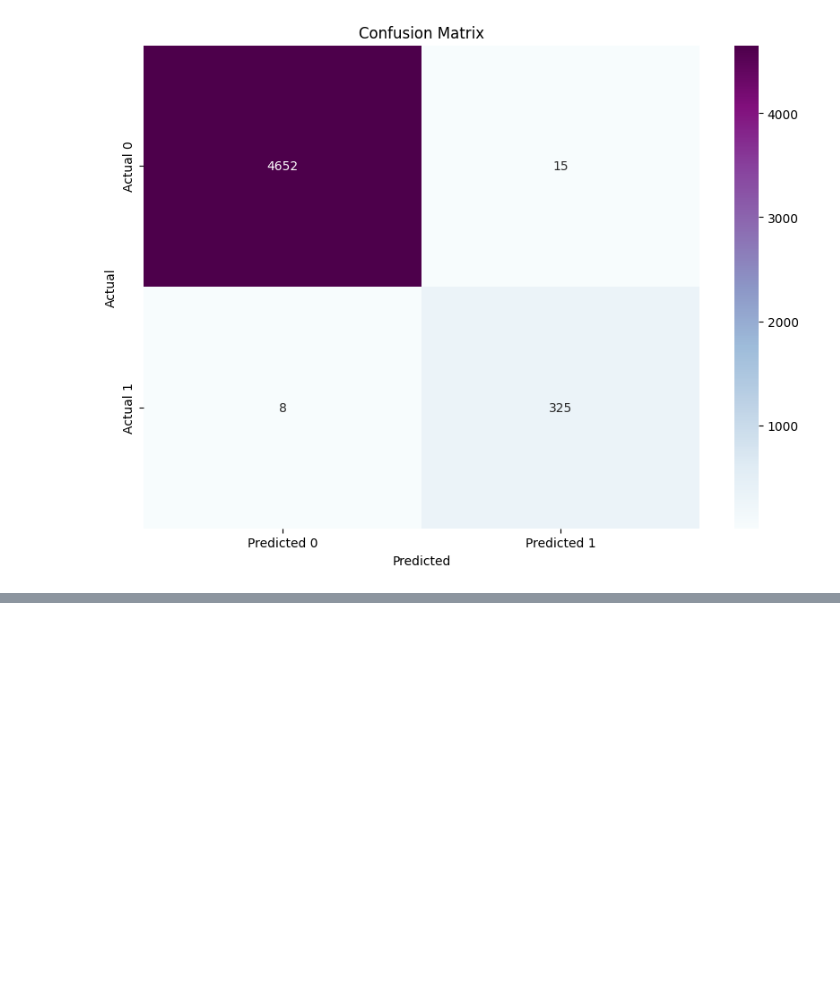
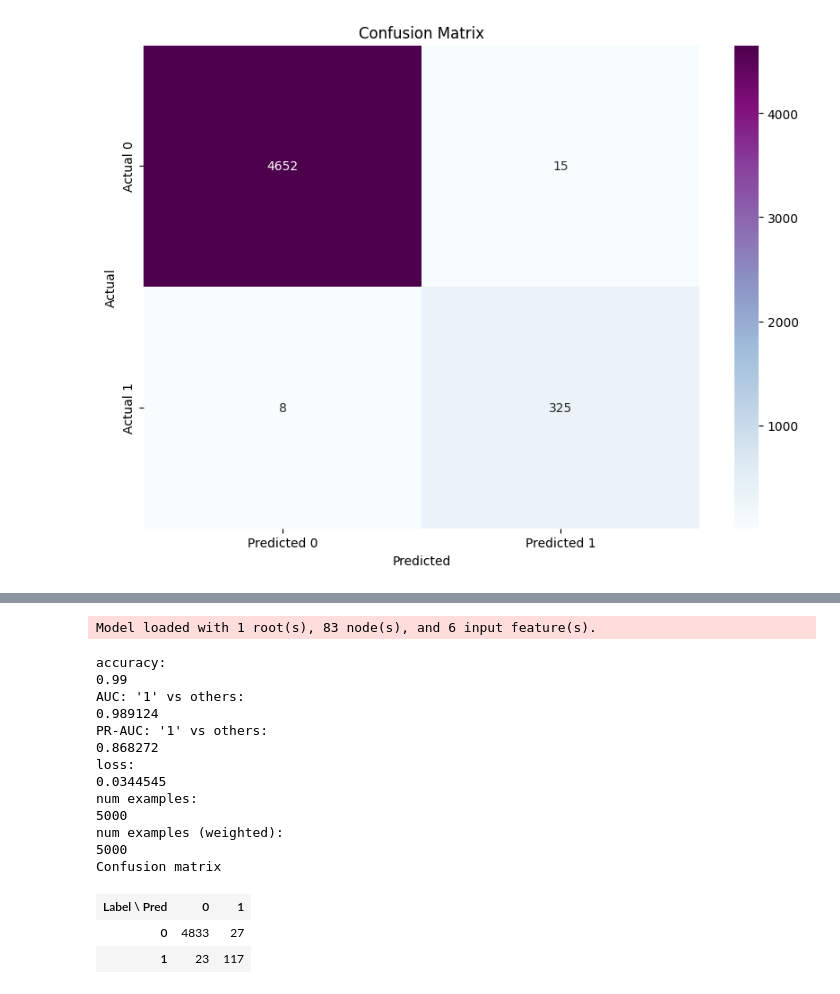
Before and after one commit to zoddtheimmortal/ml-assignments, a Jupyter notebook: a2/main.ipynb, the cells around one changed output, grey strips where cells are left out. Cells and saved outputs as stored; diff of their text form; code cells hidden in the pictures; blank space fills up the shorter version.

```diff
--- a/a2/main.ipynb
+++ b/a2/main.ipynb
@@ -283,0 +299,9 @@ weighted avg       1.00      1.00      1.00      5000
+# %%
+from ydf import DecisionTreeLearner,Task
+
+X_train, X_test, y_train, y_test = split_data(df=df2,outcome='Anomaly')
+
+X_train['Anomaly'] = y_train
+X_test['Anomaly'] = y_test
+
+model = DecisionTreeLearner(label='Anomaly',task=Task.CLASSIFICATION).train(X_train)
@@ -283,0 +328,21 @@ weighted avg       1.00      1.00      1.00      5000
+# %%
+res = model.evaluate(X_test)
+res
+# %% [output]
+Model loaded with 1 root(s), 83 node(s), and 6 input feature(s).
+accuracy:
+0.99
+AUC: '1' vs others:
+0.989124
+PR-AUC: '1' vs others:
+0.868272
+loss:
+0.0344545
+num examples:
+5000
+num examples (weighted):
+5000
+Confusion matrix
+| Label \ Pred | 0 | 1 |
+| 0 | 4833 | 27 |
+| 1 | 23 | 117 |
```
Also changed, not shown: parts of 18 cells of this notebook, 4 other files.
